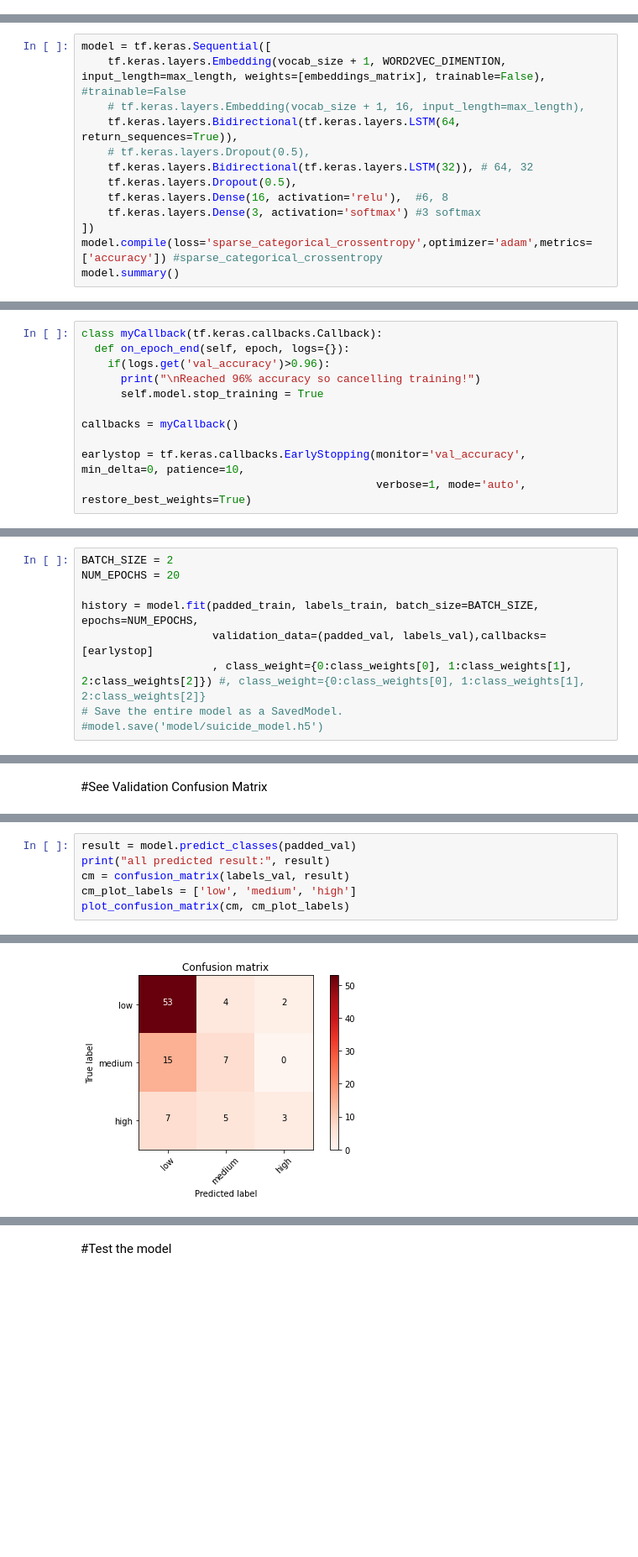
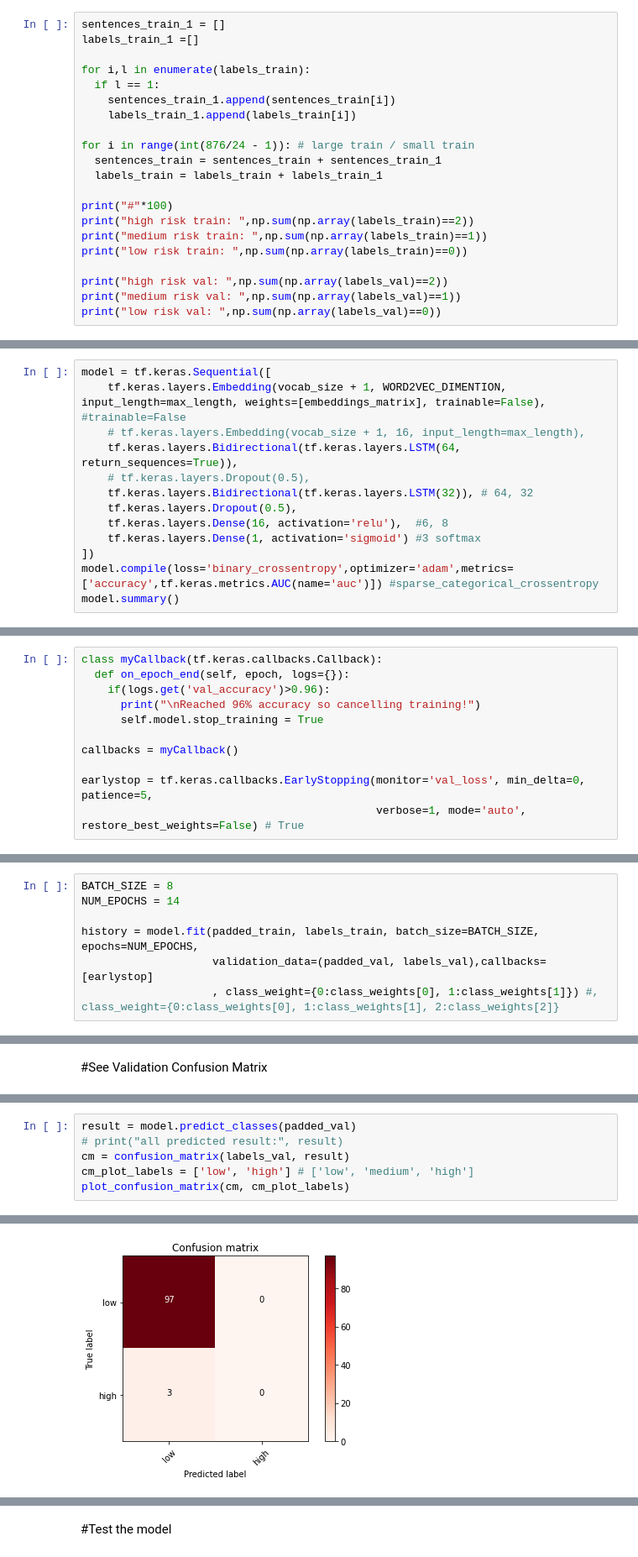
Before and after one commit to openaifab/suicide_multiclass, a Jupyter notebook: 1 train_with_pretrained_embedding.ipynb, the cells around one changed output, grey strips where cells are left out. Shown at 84% size. Drawn from its saved outputs; the diff is of its cells as text; blank space fills up the shorter version.

```diff
--- a/1 train_with_pretrained_embedding.ipynb
+++ b/1 train_with_pretrained_embedding.ipynb
@@ -359,0 +386,21 @@ validation data: 96
+# %%
+sentences_train_1 = []
+labels_train_1 =[]
+
+for i,l in enumerate(labels_train):
+  if l == 1:
+    sentences_train_1.append(sentences_train[i])
+    labels_train_1.append(labels_train[i])
+
+for i in range(int(876/24 - 1)): # large train / small train
+  sentences_train = sentences_train + sentences_train_1
+  labels_train = labels_train + labels_train_1
+
+print("#"*100)
+print("high risk train: ",np.sum(np.array(labels_train)==2))
+print("medium risk train: ",np.sum(np.array(labels_train)==1))
+print("low risk train: ",np.sum(np.array(labels_train)==0))
+
+print("high risk val: ",np.sum(np.array(labels_val)==2))
+print("medium risk val: ",np.sum(np.array(labels_val)==1))
+print("low risk val: ",np.sum(np.array(labels_val)==0))
@@ -512,8 +554,8 @@ model = tf.keras.Sequential([
     tf.keras.layers.Bidirectional(tf.keras.layers.LSTM(32)), # 64, 32
     tf.keras.layers.Dropout(0.5),
     tf.keras.layers.Dense(16, activation='relu'),  #6, 8
-    tf.keras.layers.Dense(3, activation='softmax') #3 softmax
+    tf.keras.layers.Dense(1, activation='sigmoid') #3 softmax
 ])
-model.compile(loss='sparse_categorical_crossentropy',optimizer='adam',metrics=['accuracy']) #sparse_categorical_crossentropy
+model.compile(loss='binary_crossentropy',optimizer='adam',metrics=['accuracy',tf.keras.metrics.AUC(name='auc')]) #sparse_categorical_crossentropy
 model.summary()
 # %% [output]
@@ -548,8 +592,8 @@ class myCallback(tf.keras.callbacks.Callback):
 
 callbacks = myCallback()
 
-earlystop = tf.keras.callbacks.EarlyStopping(monitor='val_accuracy', min_delta=0, patience=10,
-                                             verbose=1, mode='auto', restore_best_weights=True)
+earlystop = tf.keras.callbacks.EarlyStopping(monitor='val_loss', min_delta=0, patience=5,
+                                             verbose=1, mode='auto', restore_best_weights=False) # True
 # %%
 class_weights = class_weight.compute_class_weight('balanced', np.unique(labels_train), labels_train)
 print(class_weights)
@@ -558,12 +602,10 @@ print(class_weights)
 # %% [markdown]
 ##Train the model
 # %%
-BATCH_SIZE = 2
-NUM_EPOCHS = 20
+BATCH_SIZE = 8
+NUM_EPOCHS = 14
 
 history = model.fit(padded_train, labels_train, batch_size=BATCH_SIZE, epochs=NUM_EPOCHS,
                     validation_data=(padded_val, labels_val),callbacks=[earlystop]
-                    , class_weight={0:class_weights[0], 1:class_weights[1], 2:class_weights[2]}) #, class_weight={0:class_weights[0], 1:class_weights[1], 2:class_weights[2]}
-# Save the entire model as a SavedModel.
-#model.save('model/suicide_model.h5')
+                    , class_weight={0:class_weights[0], 1:class_weights[1]}) #, class_weight={0:class_weights[0], 1:class_weights[1], 2:class_weights[2]}
 # %% [output]
@@ -605,7 +654,7 @@ plot_graphs(history, "loss")
 # %%
 result = model.predict_classes(padded_val)
-print("all predicted result:", result)
+# print("all predicted result:", result)
 cm = confusion_matrix(labels_val, result)
-cm_plot_labels = ['low', 'medium', 'high']
+cm_plot_labels = ['low', 'high'] # ['low', 'medium', 'high']
 plot_confusion_matrix(cm, cm_plot_labels)
 # %% [output]
@@ -622 +664 @@ Confusion matrix, without normalization
-[figure, old version]
+[figure, new version]
```
Also changed, not shown: parts of 34 cells of this notebook, 2 other files.
